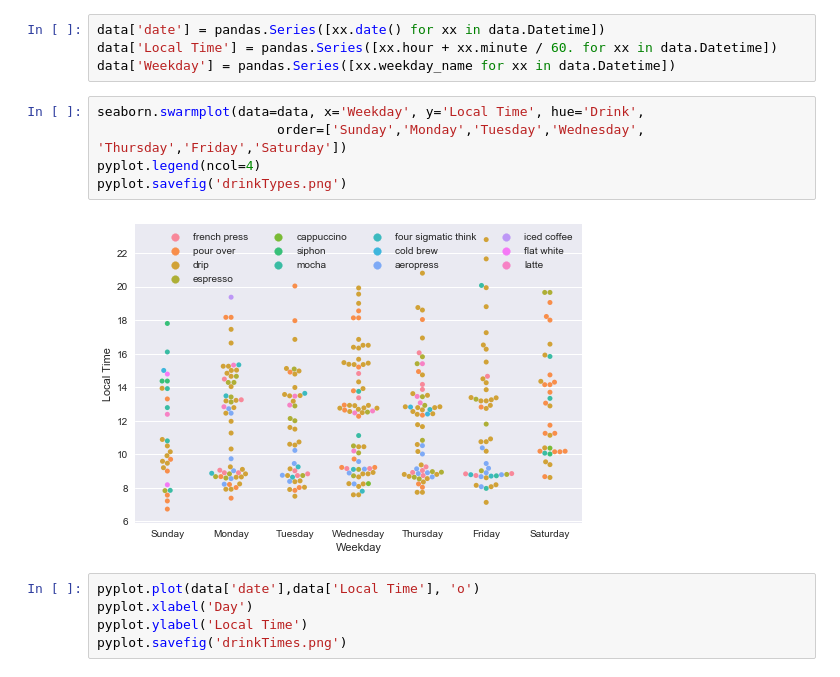
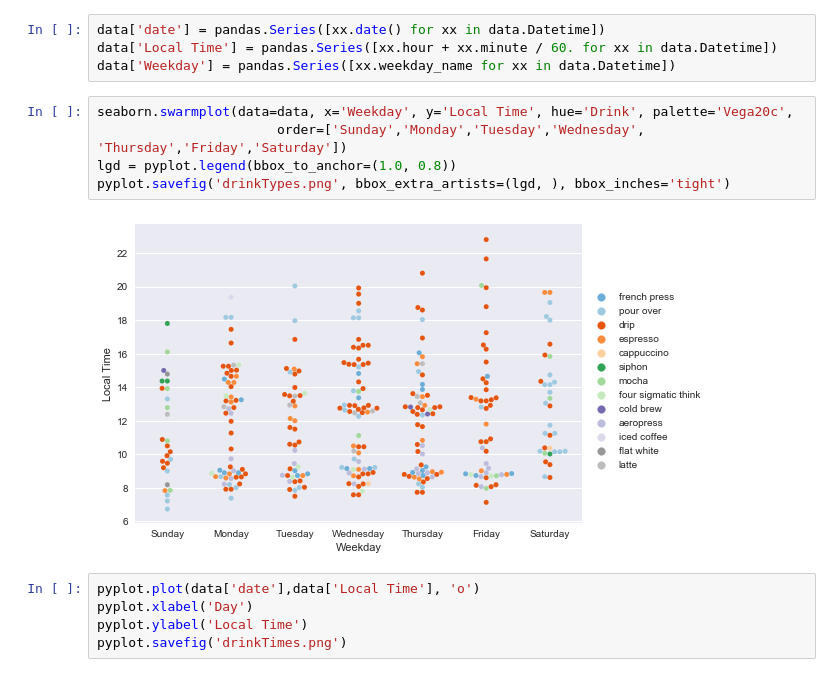
Before and after one commit to drewejohnson/coffee-tracker, a Jupyter notebook: coffeeTracker.ipynb, the cells around one changed output. Drawn from its saved outputs; the diff is of its cells as text.

Commit message:
Finalized plots and palettes!
Signed-off-by: drewejohnson <1drew.e.johnson@gmail.com>

```diff
--- a/coffeeTracker.ipynb
+++ b/coffeeTracker.ipynb
@@ -25,12 +24,12 @@ data['date'] = pandas.Series([xx.date() for xx in data.Datetime])
 data['Local Time'] = pandas.Series([xx.hour + xx.minute / 60. for xx in data.Datetime])
 data['Weekday'] = pandas.Series([xx.weekday_name for xx in data.Datetime])
 # %%
-seaborn.swarmplot(data=data, x='Weekday', y='Local Time', hue='Drink',
+seaborn.swarmplot(data=data, x='Weekday', y='Local Time', hue='Drink', palette='Vega20c',
                        order=['Sunday','Monday','Tuesday','Wednesday', 'Thursday','Friday','Saturday'])
-pyplot.legend(ncol=4)
-pyplot.savefig('drinkTypes.png')
+lgd = pyplot.legend(bbox_to_anchor=(1.0, 0.8))
+pyplot.savefig('drinkTypes.png', bbox_extra_artists=(lgd, ), bbox_inches='tight')
 # %% [output]
-[figure, old version]
+[figure, new version]
 # %%
 pyplot.plot(data['date'],data['Local Time'], 'o')
 pyplot.xlabel('Day')
```
Also changed, not shown: parts of 4 cells of this notebook, 4 other files.
